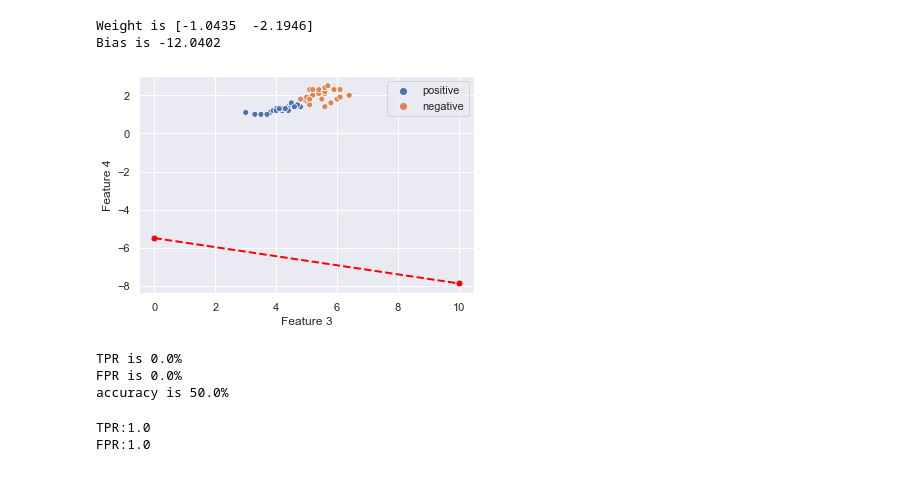
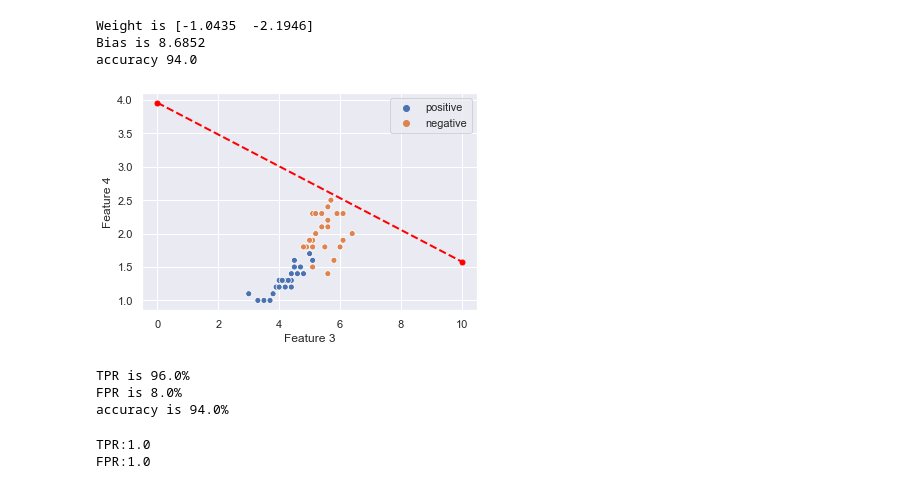
Before and after one commit to janice880624/Artificial-Intelligence, a Jupyter notebook: HW2/106300302_HW2.ipynb, the cells around one changed output. Saved outputs shown, nothing was run; the diff lists cells and outputs as text; code cells hidden in the pictures.

```diff
--- a/HW2/106300302_HW2.ipynb
+++ b/HW2/106300302_HW2.ipynb
@@ -24,7 +24,7 @@ def get_bias(train_data, C12, C21):
 
     vector_u1, vector_u2 = get_vector_u1_and_u2(train_data_positive, train_data_negative)
 
-    bias = -0.5 * (vector_u1 - vector_u2).T.dot(np.linalg.inv(sigma)).dot(vector_u1 + vector_u2).dot(np.log(C12 * pi2 / C21 * pi1))
+    bias = (-0.5 * (((vector_u1 - vector_u2).T).dot(np.linalg.inv(sigma))).dot(vector_u1 + vector_u2)) - (np.log((C12 * pi2) / (C21 * pi1)))
 
     return(bias)
 
@@ -285,21 +290,26 @@ Bias is -10.9603
 # %%
 # part1_lda
 #step6
 train_data, test_data, train_label, test_label, train_data_positive, train_data_negative, test_data_positive, test_data_negative = get_test_and_train(feature)
 
 TPR_2, FPR_2, accuracy_2 = get_acc_tpr_fpr(C12, C21)
 
 weight = get_weight()
 print("Weight is [{}  {}]".format(round(weight[0,0],4), round(weight[0,1],4)))
 
 bias = get_bias(train_data, C12, C21)
+
 print("Bias is {}".format(round(bias[0,0],4)))
 
+TPR, FPR, accuracy = get_acc_tpr_fpr(C12, C21)
+print("accuracy {}".format(accuracy))
+
 hyperplane = get_hyperplane(train_data_positive, train_data_negative)
 # %% [output]
 Weight is [-1.0435  -2.1946]
-Bias is -12.0402
+Bias is 8.6852
+accuracy 94.0
-[figure, old version]
+[figure, new version]
 # %%
 #step7
 TPR = (TPR_1 + TPR_2) / 2 * 100
@@ -310,7 +320,7 @@ print("TPR is {}%".format(TPR))
 print("FPR is {}%".format(FPR))
 print("accuracy is {}%".format(accuracy))
 # %% [output]
-TPR is 0.0%
-FPR is 0.0%
-accuracy is 50.0%
+TPR is 96.0%
+FPR is 8.0%
+accuracy is 94.0%
 # %%
```
Also changed, not shown: parts of 2 cells of this notebook.
